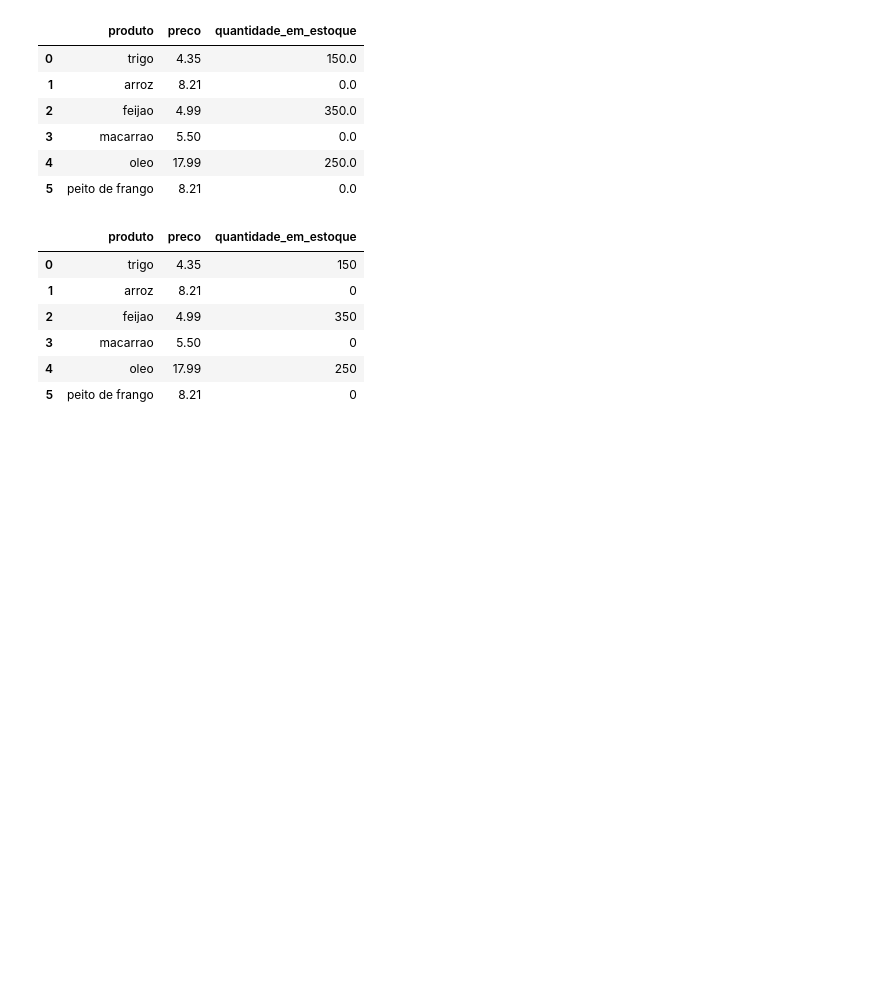
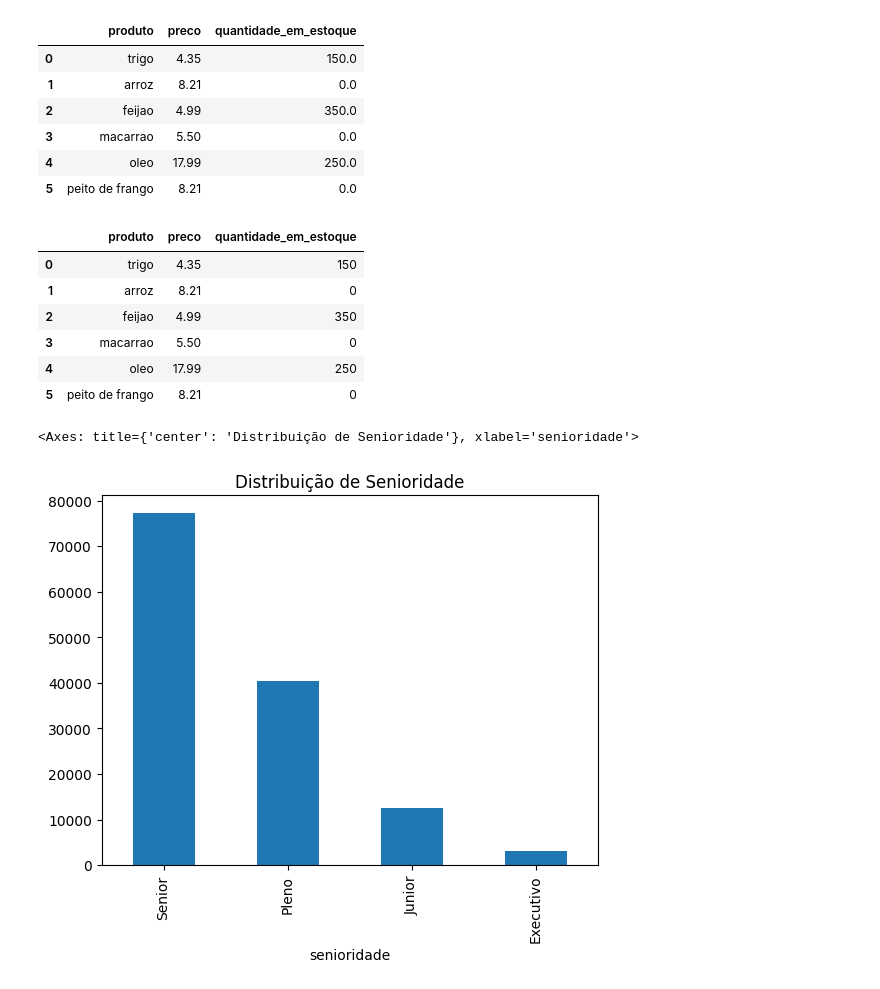
Before and after one commit to boechat/pythonestudando, a Jupyter notebook: Alura Imersao Dados_Python 2025.ipynb, the cells around one changed output. Cells and saved outputs as stored; diff of their text form; code cells hidden in the pictures; blank space fills up the shorter version.

Commit message:
Inserido conteudos da Aula 3, de visualização de dados

```diff
--- a/Alura Imersao Dados_Python 2025.ipynb
+++ b/Alura Imersao Dados_Python 2025.ipynb
@@ -516,0 +522,6 @@ df_produtos
+# %%
+df_limpo['senioridade'].value_counts().plot(kind='bar', title= 'Distribuição de Senioridade')
+# usando plot, pegamos o tipo de grafico que será gerado (kind) e o titulo (title)
+# %% [output]
+<Axes: title={'center': 'Distribuição de Senioridade'}, xlabel='senioridade'>
+[figure, added]
```
Also changed, not shown: parts of 23 cells of this notebook.
